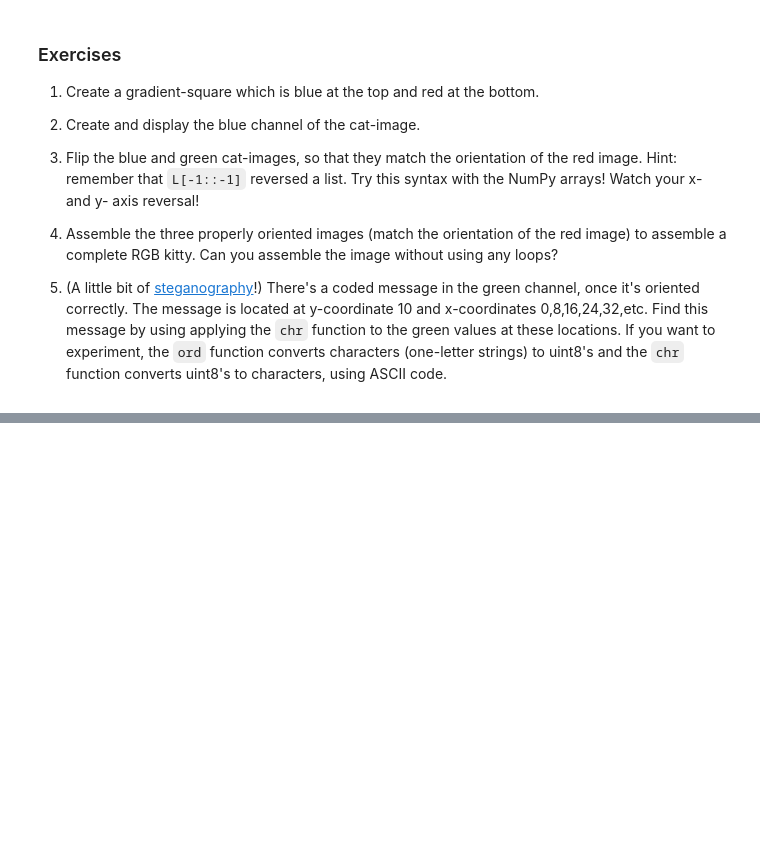
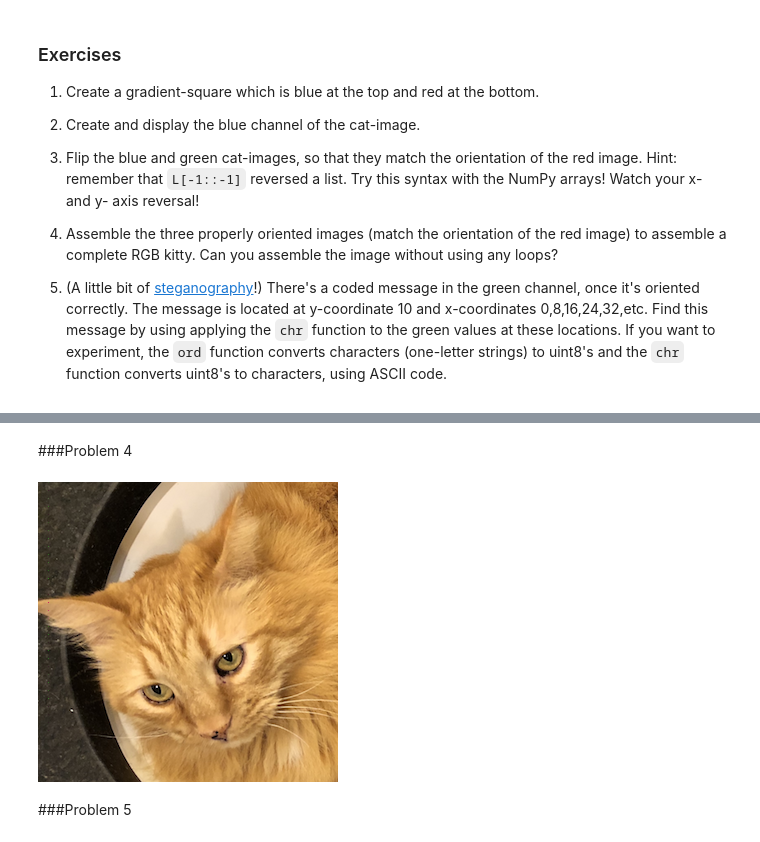
Before and after one commit to tboyea/2023-Math-152, a Jupyter notebook: P4M_Notebook_4.ipynb, the cells around one changed output, grey strips where cells are left out. Cells and saved outputs as stored; diff of their text form; code cells hidden in the pictures; blank space fills up the shorter version.

```diff
--- a/P4M_Notebook_4.ipynb
+++ b/P4M_Notebook_4.ipynb
@@ -1156,0 +1212,9 @@ Now we see the problem!  Complete the exercises below to fix the image.
+# %% [markdown]
+###Problem 4
+# %%
+cat = redcatarray + greencatflipped + bluecatflipped
+display(Image.fromarray(cat))
+# %% [output]
+[figure, added]
+# %% [markdown]
+###Problem 5
```
Also changed, not shown: parts of 17 cells of this notebook.
